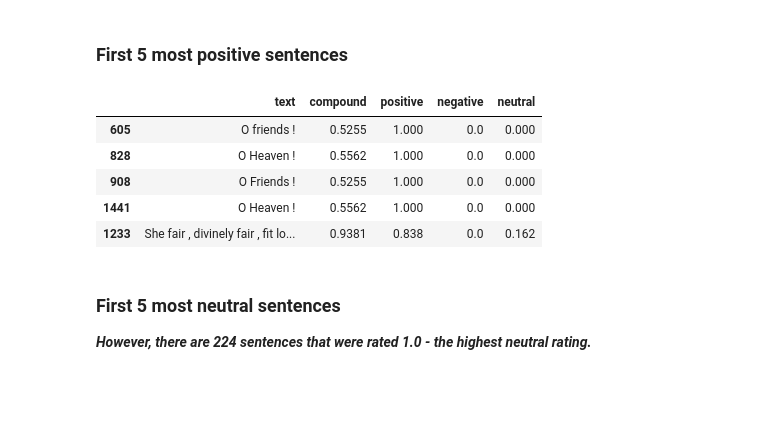
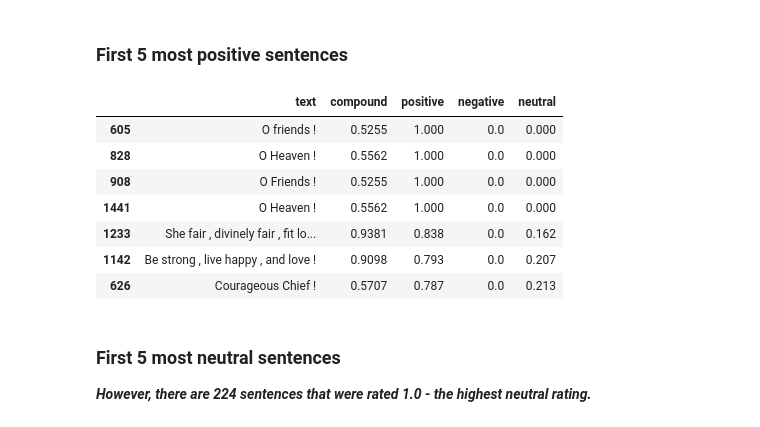
Before and after one commit to Amanda676/Homework, a Jupyter notebook: Week_20/Week_20.ipynb, the cells around one changed output. Drawn from its saved outputs; the diff is of its cells as text; code cells hidden in the pictures; blank space fills up the shorter version.

```diff
--- a/Week_20/Week_20.ipynb
+++ b/Week_20/Week_20.ipynb
@@ -206,14 +206,18 @@ df.nlargest(5, columns=['negative'], keep='first')
 # %% [markdown]
 ### First 5 most positive sentences
 # %%
-df.nlargest(5, columns=['positive'], keep='first')
+df.nlargest(7, columns=['positive'], keep='first')
+
+# O friends and O Heaven repeat
 # %% [output]
 |  | text | compound | positive | negative | neutral |
 | 605 | O friends ! | 0.5255 | 1.000 | 0.0 | 0.000 |
 | 828 | O Heaven ! | 0.5562 | 1.000 | 0.0 | 0.000 |
 | 908 | O Friends ! | 0.5255 | 1.000 | 0.0 | 0.000 |
 | 1441 | O Heaven ! | 0.5562 | 1.000 | 0.0 | 0.000 |
 | 1233 | She fair , divinely fair , fit lo... | 0.9381 | 0.838 | 0.0 | 0.162 |
+| 1142 | Be strong , live happy , and love ! | 0.9098 | 0.793 | 0.0 | 0.207 |
+| 626 | Courageous Chief ! | 0.5707 | 0.787 | 0.0 | 0.213 |
 # %% [markdown]
 ### First 5 most neutral sentences
 
```
Also changed, not shown: parts of 4 cells of this notebook.
